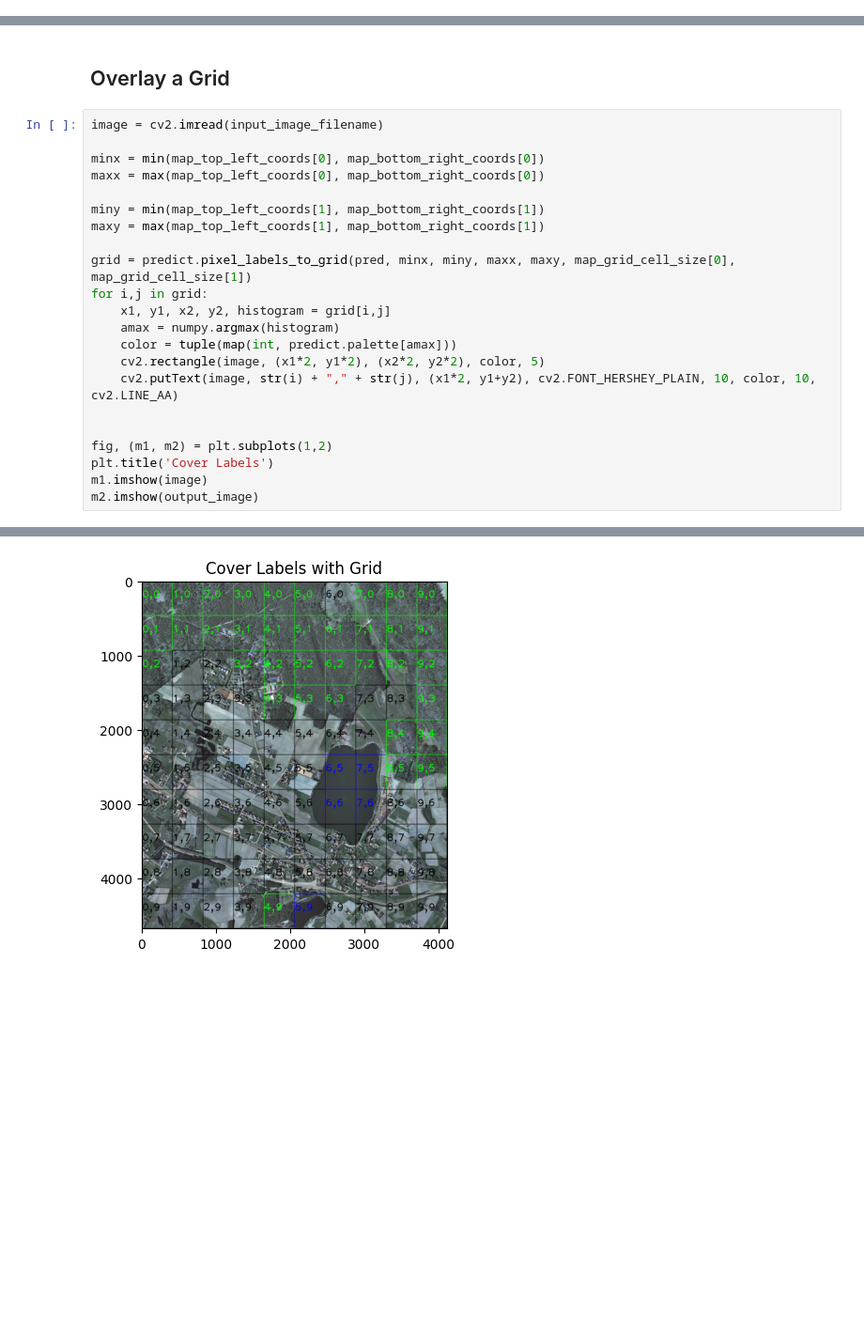
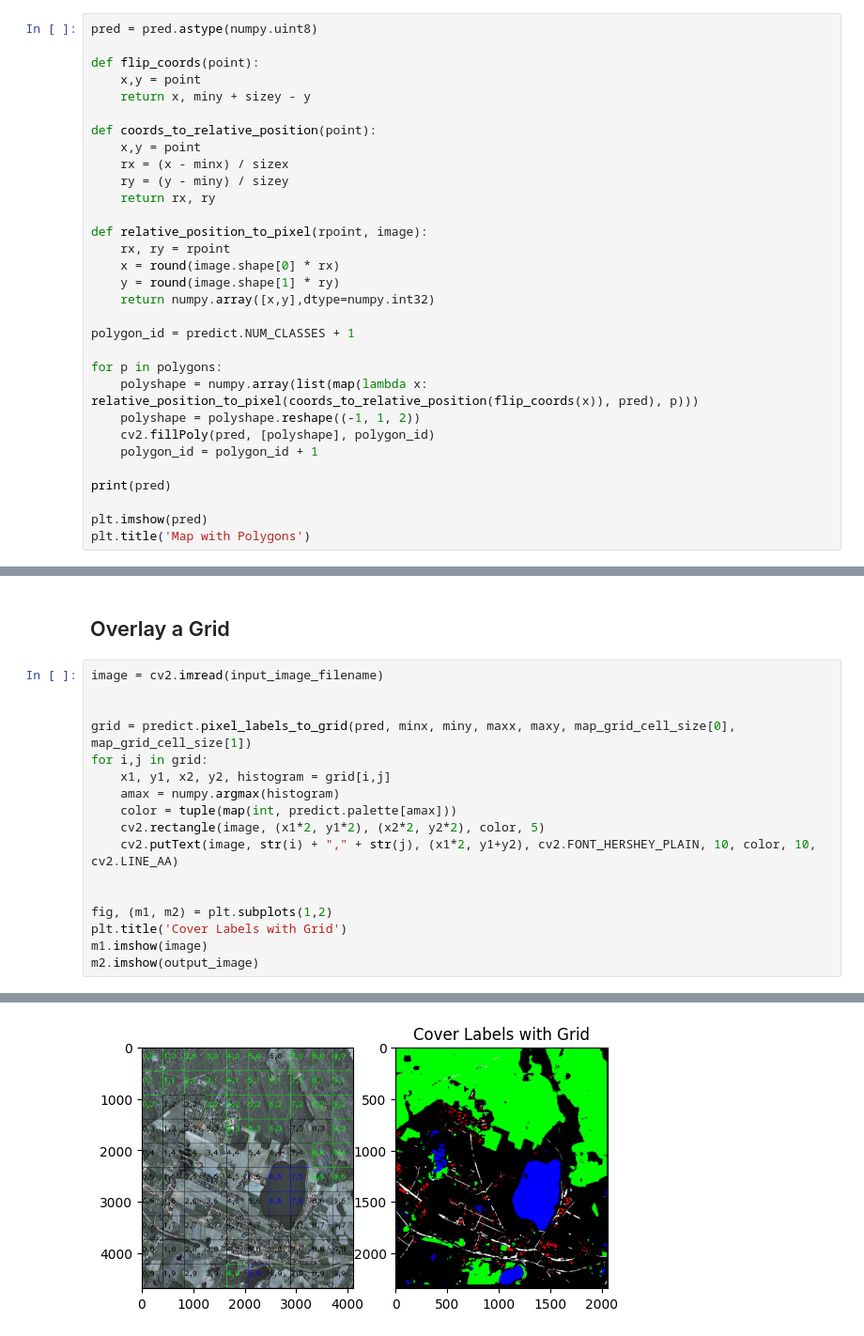
Before and after one commit to halehaka/map_cover, a Jupyter notebook: map_cover/map_cover_nb.ipynb, the cells around one changed output, grey strips where cells are left out. Shown at 94% size. Saved outputs shown, nothing was run; the diff lists cells and outputs as text; blank space fills up the shorter version.

Commit message:
polygons in cover

```diff
--- a/map_cover/map_cover_nb.ipynb
+++ b/map_cover/map_cover_nb.ipynb
@@ -60,0 +82,31 @@ m2.imshow(output_image)
+# %%
+pred = pred.astype(numpy.uint8)
+
+def flip_coords(point):
+    x,y = point
+    return x, miny + sizey - y
+
+def coords_to_relative_position(point):
+    x,y = point
+    rx = (x - minx) / sizex
+    ry = (y - miny) / sizey
+    return rx, ry
+
+def relative_position_to_pixel(rpoint, image):
+    rx, ry = rpoint
+    x = round(image.shape[0] * rx)
+    y = round(image.shape[1] * ry)
+    return numpy.array([x,y],dtype=numpy.int32)
+
+polygon_id = predict.NUM_CLASSES + 1
+
+for p in polygons:
+    polyshape = numpy.array(list(map(lambda x: relative_position_to_pixel(coords_to_relative_position(flip_coords(x)), pred), p)))
+    polyshape = polyshape.reshape((-1, 1, 2))
+    cv2.fillPoly(pred, [polyshape], polygon_id)
+    polygon_id = polygon_id + 1
+
+print(pred)
+
+plt.imshow(pred)
+plt.title('Map with Polygons')
@@ -63,11 +134,6 @@ m2.imshow(output_image)
 # %%
 image = cv2.imread(input_image_filename)
 
-minx = min(map_top_left_coords[0], map_bottom_right_coords[0])
-maxx = max(map_top_left_coords[0], map_bottom_right_coords[0])
-
-miny = min(map_top_left_coords[1], map_bottom_right_coords[1])
-maxy = max(map_top_left_coords[1], map_bottom_right_coords[1])
 
 grid = predict.pixel_labels_to_grid(pred, minx, miny, maxx, maxy, map_grid_cell_size[0], map_grid_cell_size[1])
 for i,j in grid:
@@ -79,7 +145,7 @@ for i,j in grid:
 
 
 fig, (m1, m2) = plt.subplots(1,2)
-plt.title('Cover Labels')
+plt.title('Cover Labels with Grid')
 m1.imshow(image)
 m2.imshow(output_image)
 # %% [output]
@@ -89 +155 @@ Text(0.5, 1.0, 'Cover Labels with Grid')
-[figure, old version]
+[figure, new version]
```
Also changed, not shown: parts of 7 cells of this notebook, 1 other file.
